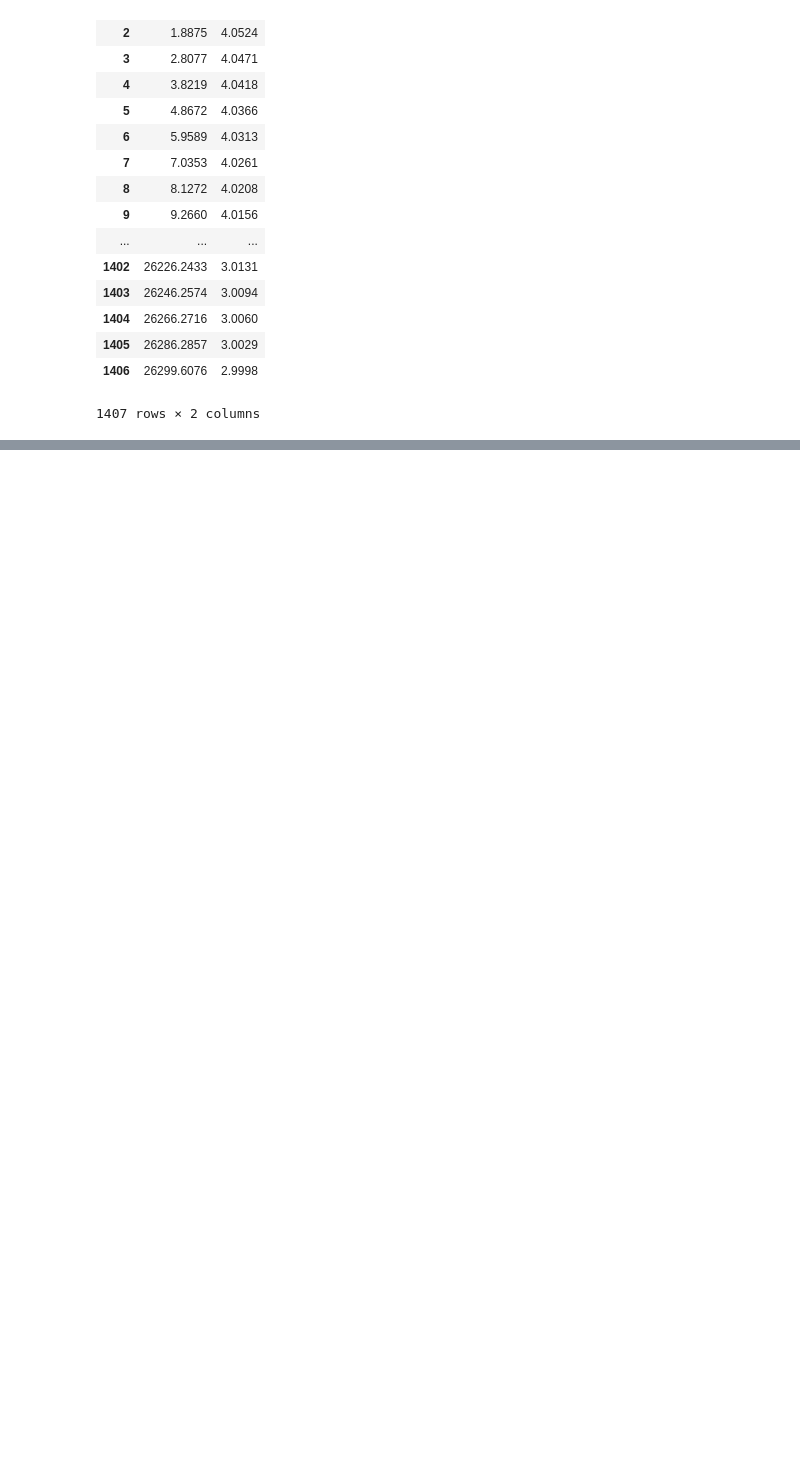
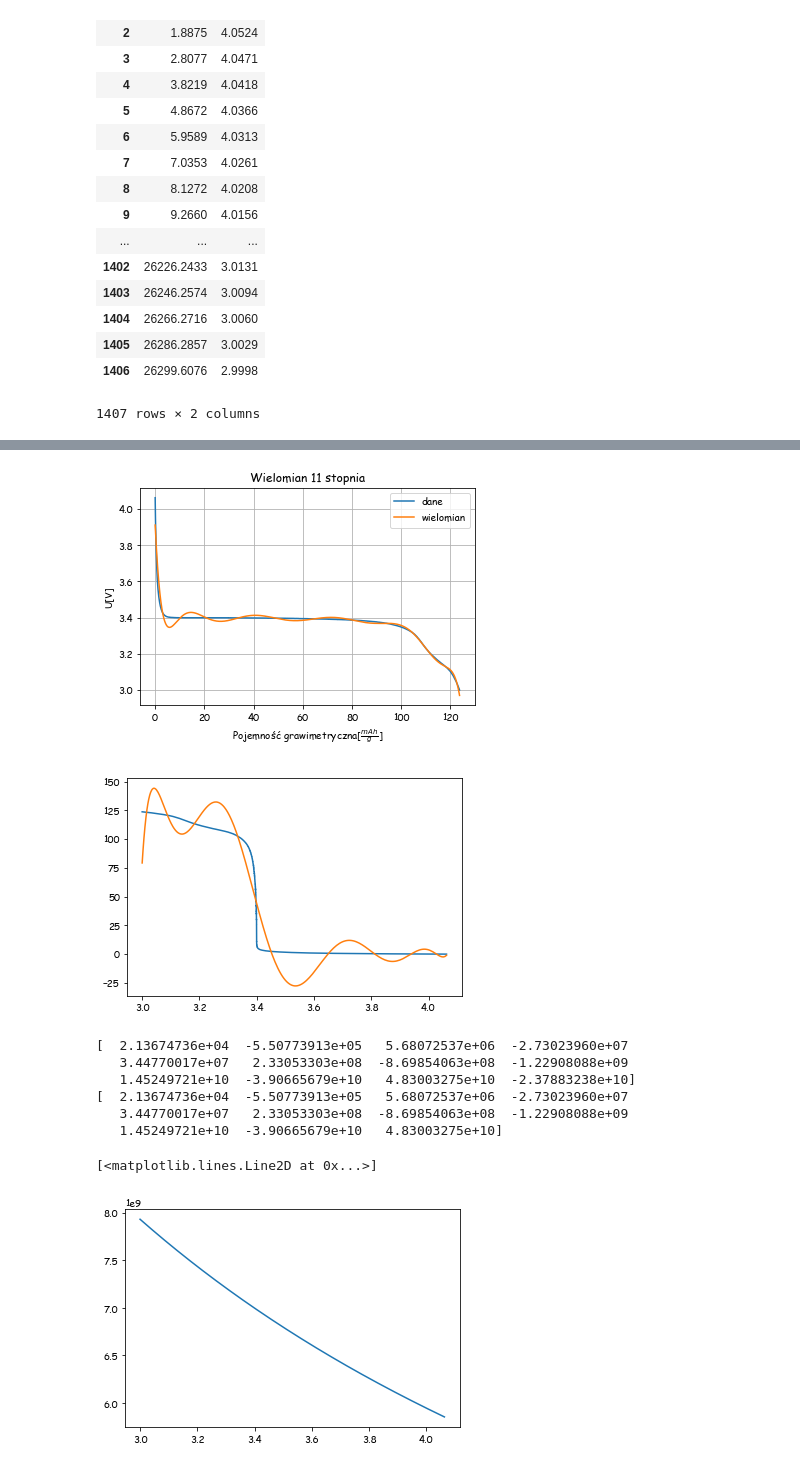
Before and after one commit to MarikinPaulina/WDFCS, a Jupyter notebook: Projekt/Lion.ipynb, the cells around one changed output, grey strips where cells are left out. Cells and saved outputs as stored; diff of their text form; code cells hidden in the pictures; blank space fills up the shorter version.

```diff
--- a/Projekt/Lion.ipynb
+++ b/Projekt/Lion.ipynb
@@ -73,0 +89,31 @@ Pojemność:
+# %%
+i = 11
+proba = np.polyfit(pojemnosc,dane['U[V]'],i)
+plt.plot(pojemnosc,dane['U[V]'],label='dane')
+plt.plot(pojemnosc,np.polyval(proba,pojemnosc),label='wielomian')
+plt.title(f'Wielomian {i} stopnia')
+plt.grid()
+plt.xlabel(r'Pojemność grawimetryczna[$\frac{mAh}{g}$]')
+plt.ylabel('U[V]')
+plt.legend()
+# plt.savefig(f'Wielominy {i}.png')
+plt.show()
+plt.plot(dane['U[V]'],pojemnosc,label='dane')
+wielomian = np.polyfit(dane['U[V]'],pojemnosc,i)
+plt.plot(dane['U[V]'],np.polyval(wielomian,dane['U[V]']))
+plt.show()
+print(wielomian)
+wielomian = np.delete(wielomian,-1)
+print(wielomian)
+plt.plot(dane['U[V]'],np.polyval(wielomian,dane['U[V]']))
+# %% [output]
+[figure, added]
+[figure, added]
+[  2.13674736e+04  -5.50773913e+05   5.68072537e+06  -2.73023960e+07
+   3.44770017e+07   2.33053303e+08  -8.69854063e+08  -1.22908088e+09
+   1.45249721e+10  -3.90665679e+10   4.83003275e+10  -2.37883238e+10]
+[  2.13674736e+04  -5.50773913e+05   5.68072537e+06  -2.73023960e+07
+   3.44770017e+07   2.33053303e+08  -8.69854063e+08  -1.22908088e+09
+   1.45249721e+10  -3.90665679e+10   4.83003275e+10]
+[<matplotlib.lines.Line2D at 0x...>]
+[figure, added]
```
Also changed, not shown: parts of 5 cells of this notebook, 6 other files.
